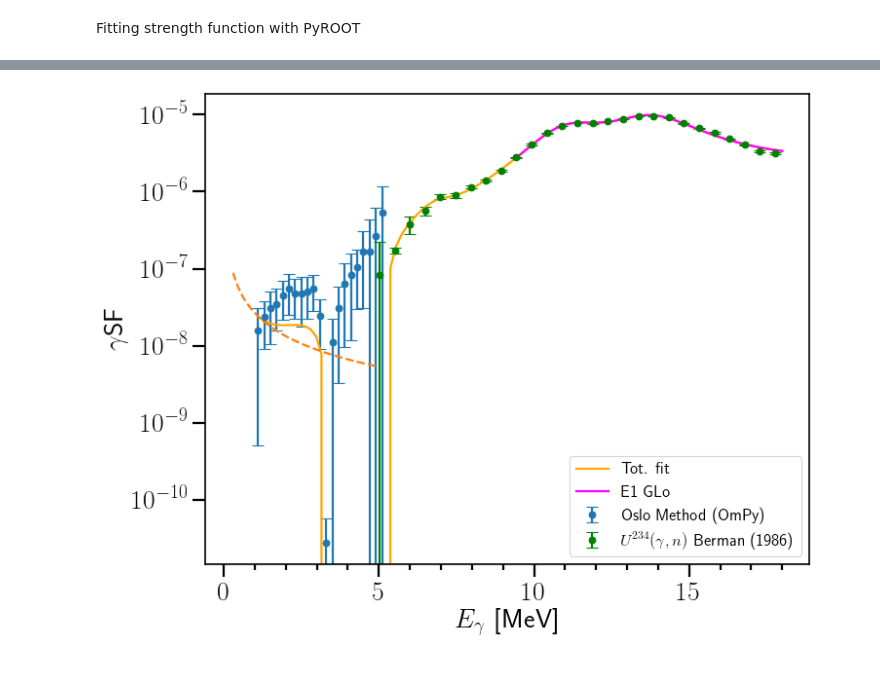
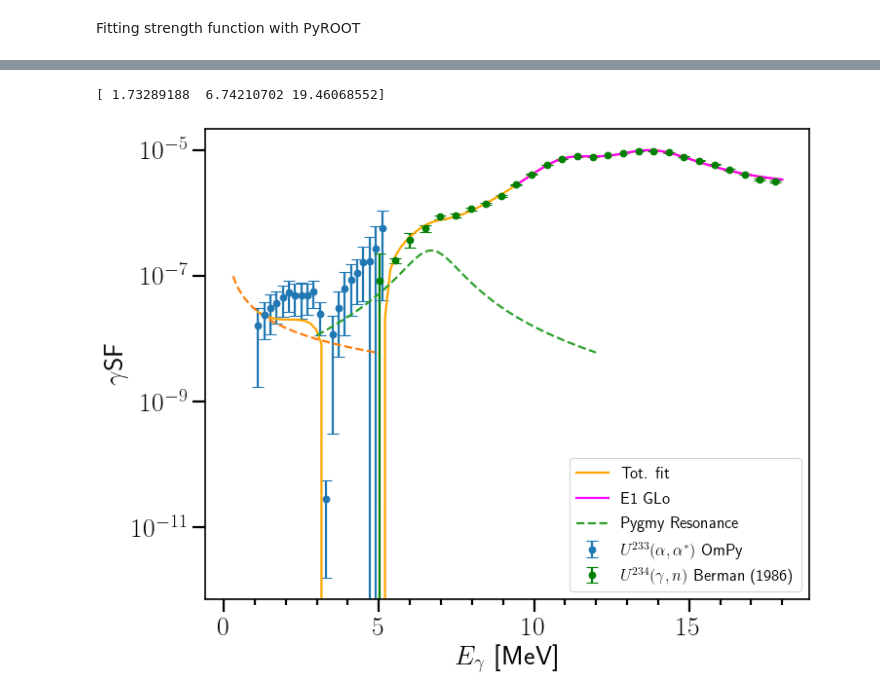
Before and after one commit to tellefs/MasterThesis, a Jupyter notebook: plotting/analysis_plots.ipynb, the cells around one changed output, grey strips where cells are left out. Saved outputs shown, nothing was run; the diff lists cells and outputs as text; code cells hidden in the pictures.

Commit message:
changes in analysis plotting

```diff
--- a/plotting/analysis_plots.ipynb
+++ b/plotting/analysis_plots.ipynb
@@ -128,10 +126,11 @@ fig.show()
 # %% [markdown]
 Import $\gamma$SF and NLD from OmPy
 # %%
-def read_ompy(path):
+def read_ompy(datetime):
     """
     Read data from read_write_ompy() function in OmPy analysis.
     """
+    path = '../analysis/OmPy/normalized_data/U233_2021-'+datetime+'/data_for_analysis.csv'
     dataFrame = pd.read_csv(path)
 
     energy_gsf = dataFrame.iloc[:,1]
@@ -436,8 +435,8 @@ fig, ax = plt.subplots()
 
 
 #extract ompy data via function above
-path = '../analysis/OmPy/normalized_data/U233_2021-01-20_11:19:13/data_for_analysis.csv'
-energy_gsf_ompy, gsf_ompy_median, gsf_ompy_error, energy_nld_ompy, nld_ompy_median, nld_ompy_error = read_ompy(path)
+datetime = '01-21_12:12:50'
+energy_gsf_ompy, gsf_ompy_median, gsf_ompy_error, energy_nld_ompy, nld_ompy_median, nld_ompy_error = read_ompy(datetime)
 ax.errorbar(x=energy_gsf_ompy, y=gsf_ompy_median, yerr=gsf_ompy_error, marker='o', linestyle='', label='OmPy, 200keV/bin, $E_{x, max}$ = 5000')
 
 #mama-analysis
@@ -623,7 +622,7 @@ fig, ax = plt.subplots()
 
 #This experiment
 #ax.errorbar(x=energy_gsf_om, y=gsf_om, yerr=gsf_om_error, marker='o', linestyle='', label='Oslo Method (Std.)')
-ax.errorbar(x=energy_gsf_ompy, y=gsf_ompy_median, yerr=gsf_ompy_error, marker='o', linestyle='', label='Oslo Method (OmPy)')
+ax.errorbar(x=energy_gsf_ompy, y=gsf_ompy_median, yerr=gsf_ompy_error, marker='o', linestyle='', label='$U^{233}(\\alpha,\\alpha^*)$ OmPy')
 
 
 #Experimental: Berman 1986
@@ -636,40 +635,52 @@ for i in range(no_of_parameters_tot):
     fitted_parameters[i] = fit_strength.GetParameters()[i]
 x_plot = [np.linspace(xmin_tot, xmax_tot, 100)]
 y_plot = FitFunctionStrength(x_plot, fitted_parameters)
 ax.plot(x_plot[0], y_plot, color='orange', label='Tot. fit')
 
+
+#plotting fit of Scissors Resonance
 fitted_parameters_SR = np.zeros(3)
 fitted_parameters_SR[0] = fitted_parameters[13]
 fitted_parameters_SR[1] = fitted_parameters[14]
 fitted_parameters_SR[2] = fitted_parameters[15]
-x_plot = [np.linspace(0.3, 5, 100)]
-y_plot = FitPygmy(x_plot, fitted_parameters_SR)
-ax.plot(x_plot[0], y_plot, '--')
+x_plot_SR = [np.linspace(0.3, 5, 100)]
+y_plot_SR = FitPygmy(x_plot_SR, fitted_parameters_SR)
+ax.plot(x_plot_SR[0], y_plot_SR, '--')
 
 #Plotting fit of GDR
 fitted_parameters_E1 = np.zeros(no_of_parameters_GDR)
 for i in range(no_of_parameters_GDR):
     fitted_parameters_E1[i] = fit_strength_E1.GetParameters()[i]
-x_plot = [np.linspace(xmin_GDR, xmax_GDR, 100)]
-y_plot = FitFunctionE1(x_plot, fitted_parameters_E1)
-ax.plot(x_plot[0], y_plot, color='magenta', label='E1 GLo')
+x_plot_E1 = [np.linspace(xmin_GDR, xmax_GDR, 100)]
+y_plot_E1 = FitFunctionE1(x_plot_E1, fitted_parameters_E1)
+ax.plot(x_plot_E1[0], y_plot_E1, color='magenta', label='E1 GLo')
 
+#plotting fit of Pyg2
+fitted_parameters_pyg2 = np.zeros(no_of_parameters_pyg2)
+fitted_parameters_pyg2[0] = fitted_parameters[10]
+fitted_parameters_pyg2[1] = fitted_parameters[11]
+fitted_parameters_pyg2[2] = fitted_parameters[12]
+print(fitted_parameters_pyg2)
 
+x_plot_pyg2 = [np.linspace(3, 12, 100)]
+y_plot_pyg2 = FitPygmy(x_plot_pyg2, fitted_parameters_pyg2)
+ax.plot(x_plot_pyg2[0], y_plot_pyg2, '--', label='Pygmy Resonance')
 
 
 
 #ax.set_ylim(1e-8, 1e-5)
 #ax.set_xlim(0, 7)
 ax.set_yscale('log')
 ax.yaxis.set_minor_locator(AutoMinorLocator())
 ax.xaxis.set_minor_locator(AutoMinorLocator())
 ax.set_xlabel('$E_\gamma$  [MeV]')
 ax.set_ylabel('$\gamma$SF')
 ax.legend(fontsize=15)
 
 fig.show()
 # %% [output]
+[ 1.73289188  6.74210702 19.46068552]
-[figure, old version]
+[figure, new version]
 # %%
 fig, ax = plt.subplots()
 
```
Also changed, not shown: parts of 5 cells of this notebook.
